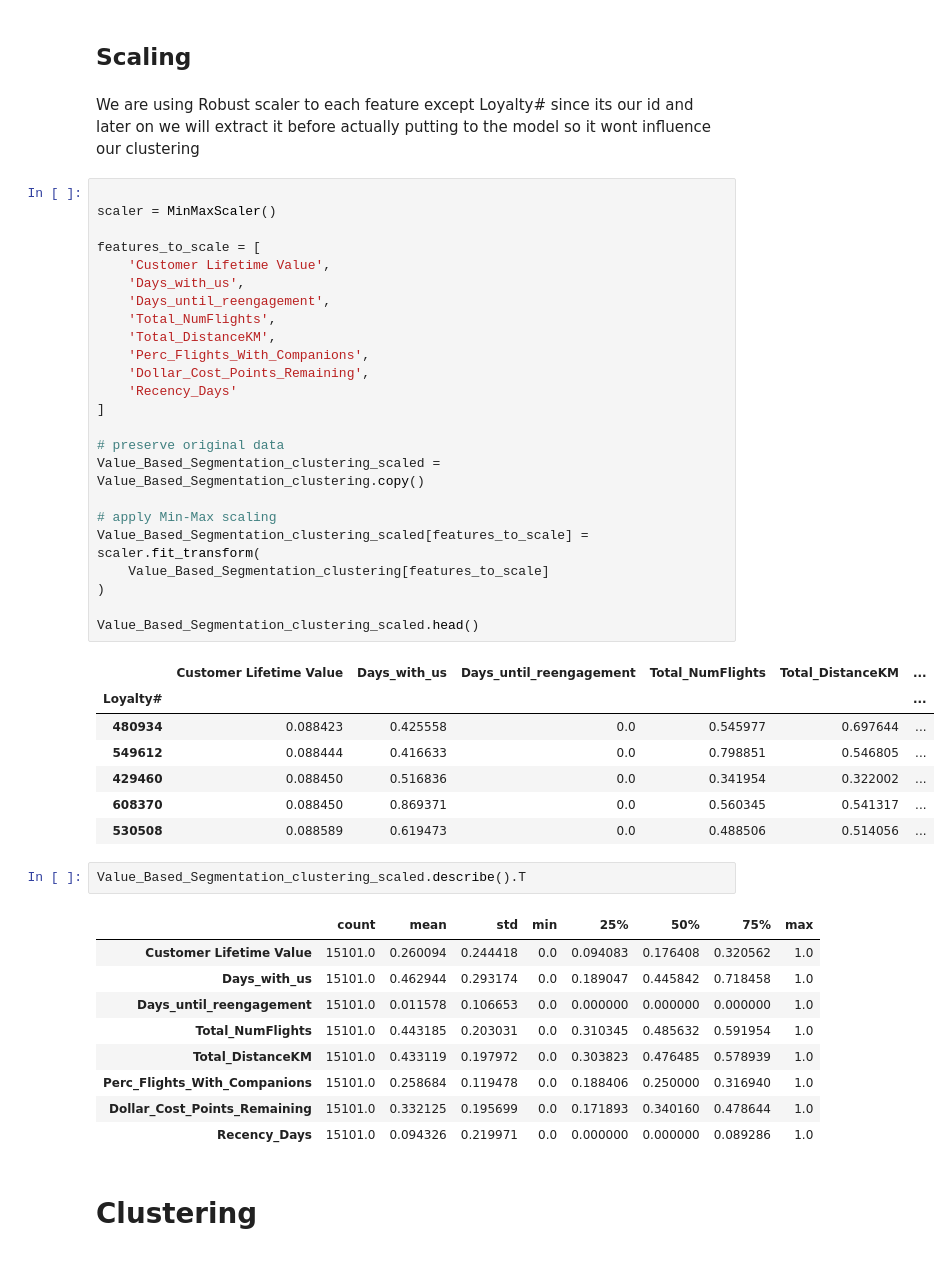
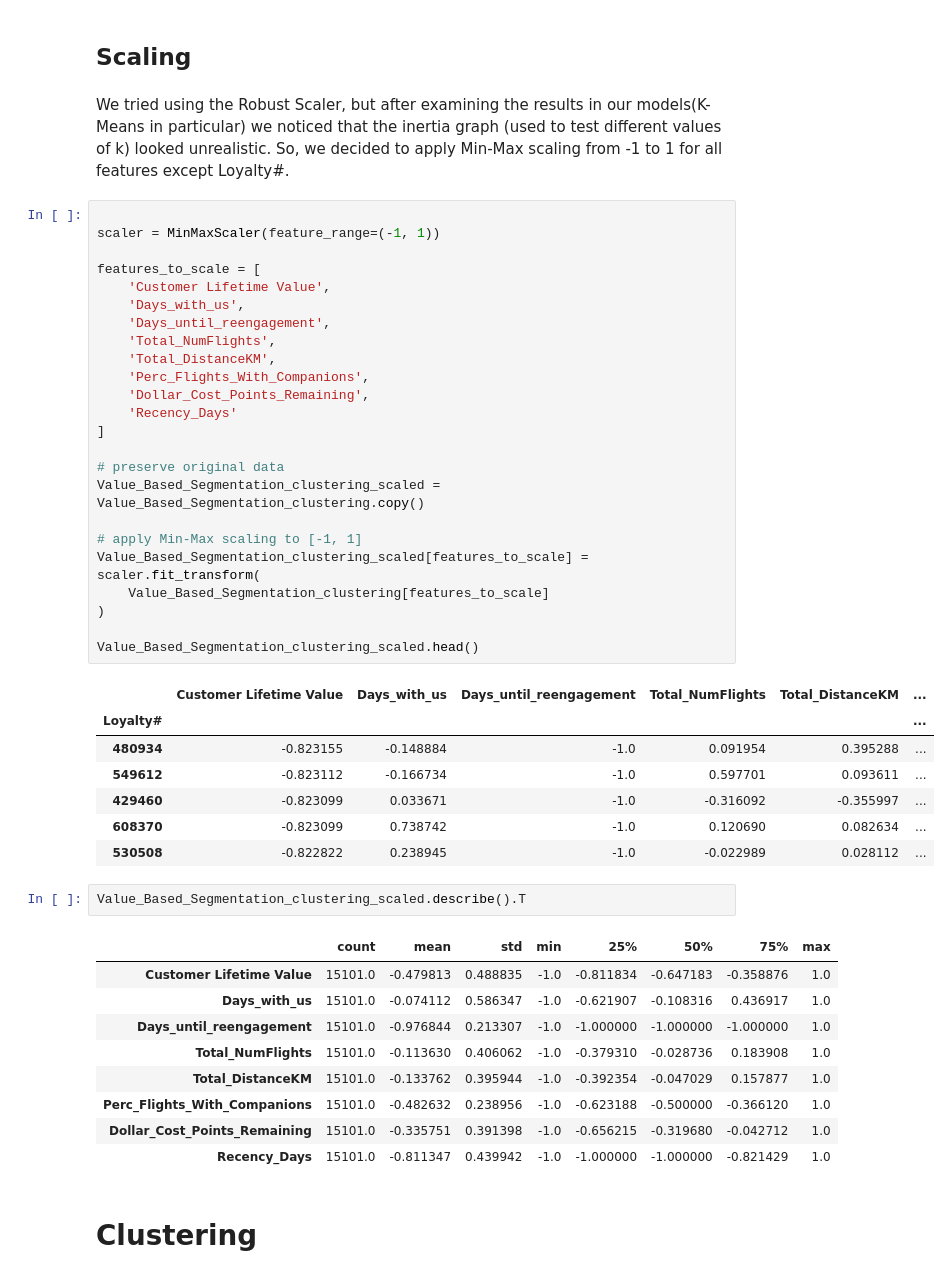
Before and after one commit to luisbdavila/Airline_Customer_Segmentation_DataMining_Project_Python, a Jupyter notebook: Final_delivery/Code/Value_Based_Segmentation.ipynb, the cells around one changed output. Saved outputs shown, nothing was run; the diff lists cells and outputs as text.

```diff
--- a/Final_delivery/Code/Value_Based_Segmentation.ipynb
+++ b/Final_delivery/Code/Value_Based_Segmentation.ipynb
@@ -528,51 +499,51 @@ plt.show()
 # %% [markdown]
 ## Scaling
 # %% [markdown]
-We are using Robust scaler to each feature except Loyalty# since its our id and later on we will extract it before actually putting to the model so it wont influence our clustering
+We tried using the Robust Scaler, but after examining the results in our models(K-Means in particular) we noticed that the inertia graph (used to test different values of k) looked unrealistic. So, we decided to apply Min-Max scaling from -1 to 1 for all features except Loyalty#.
 # %%
 
-scaler = MinMaxScaler()
+scaler = MinMaxScaler(feature_range=(-1, 1))
 
 features_to_scale = [
     'Customer Lifetime Value',
     'Days_with_us',
     'Days_until_reengagement',
     'Total_NumFlights',
     'Total_DistanceKM',
     'Perc_Flights_With_Companions',
     'Dollar_Cost_Points_Remaining',
     'Recency_Days'
 ]
 
 # preserve original data
 Value_Based_Segmentation_clustering_scaled = Value_Based_Segmentation_clustering.copy()
 
-# apply Min-Max scaling
+# apply Min-Max scaling to [-1, 1]
 Value_Based_Segmentation_clustering_scaled[features_to_scale] = scaler.fit_transform(
     Value_Based_Segmentation_clustering[features_to_scale]
 )
 
 Value_Based_Segmentation_clustering_scaled.head()
 # %% [output]
 |  | Customer Lifetime Value | Days_with_us | Days_until_reengagement | Total_NumFlights | Total_DistanceKM | ... |
 | Loyalty# |  |  |  |  |  | ... |
-| 480934 | 0.088423 | 0.425558 | 0.0 | 0.545977 | 0.697644 | ... |
-| 549612 | 0.088444 | 0.416633 | 0.0 | 0.798851 | 0.546805 | ... |
-| 429460 | 0.088450 | 0.516836 | 0.0 | 0.341954 | 0.322002 | ... |
-| 608370 | 0.088450 | 0.869371 | 0.0 | 0.560345 | 0.541317 | ... |
-| 530508 | 0.088589 | 0.619473 | 0.0 | 0.488506 | 0.514056 | ... |
+| 480934 | -0.823155 | -0.148884 | -1.0 | 0.091954 | 0.395288 | ... |
+| 549612 | -0.823112 | -0.166734 | -1.0 | 0.597701 | 0.093611 | ... |
+| 429460 | -0.823099 | 0.033671 | -1.0 | -0.316092 | -0.355997 | ... |
+| 608370 | -0.823099 | 0.738742 | -1.0 | 0.120690 | 0.082634 | ... |
+| 530508 | -0.822822 | 0.238945 | -1.0 | -0.022989 | 0.028112 | ... |
 # %%
 Value_Based_Segmentation_clustering_scaled.describe().T
 # %% [output]
 |  | count | mean | std | min | 25% | 50% | 75% | max |
-| Customer Lifetime Value | 15101.0 | 0.260094 | 0.244418 | 0.0 | 0.094083 | 0.176408 | 0.320562 | 1.0 |
-| Days_with_us | 15101.0 | 0.462944 | 0.293174 | 0.0 | 0.189047 | 0.445842 | 0.718458 | 1.0 |
-| Days_until_reengagement | 15101.0 | 0.011578 | 0.106653 | 0.0 | 0.000000 | 0.000000 | 0.000000 | 1.0 |
-| Total_NumFlights | 15101.0 | 0.443185 | 0.203031 | 0.0 | 0.310345 | 0.485632 | 0.591954 | 1.0 |
-| Total_DistanceKM | 15101.0 | 0.433119 | 0.197972 | 0.0 | 0.303823 | 0.476485 | 0.578939 | 1.0 |
-| Perc_Flights_With_Companions | 15101.0 | 0.258684 | 0.119478 | 0.0 | 0.188406 | 0.250000 | 0.316940 | 1.0 |
-| Dollar_Cost_Points_Remaining | 15101.0 | 0.332125 | 0.195699 | 0.0 | 0.171893 | 0.340160 | 0.478644 | 1.0 |
-| Recency_Days | 15101.0 | 0.094326 | 0.219971 | 0.0 | 0.000000 | 0.000000 | 0.089286 | 1.0 |
+| Customer Lifetime Value | 15101.0 | -0.479813 | 0.488835 | -1.0 | -0.811834 | -0.647183 | -0.358876 | 1.0 |
+| Days_with_us | 15101.0 | -0.074112 | 0.586347 | -1.0 | -0.621907 | -0.108316 | 0.436917 | 1.0 |
+| Days_until_reengagement | 15101.0 | -0.976844 | 0.213307 | -1.0 | -1.000000 | -1.000000 | -1.000000 | 1.0 |
+| Total_NumFlights | 15101.0 | -0.113630 | 0.406062 | -1.0 | -0.379310 | -0.028736 | 0.183908 | 1.0 |
+| Total_DistanceKM | 15101.0 | -0.133762 | 0.395944 | -1.0 | -0.392354 | -0.047029 | 0.157877 | 1.0 |
+| Perc_Flights_With_Companions | 15101.0 | -0.482632 | 0.238956 | -1.0 | -0.623188 | -0.500000 | -0.366120 | 1.0 |
+| Dollar_Cost_Points_Remaining | 15101.0 | -0.335751 | 0.391398 | -1.0 | -0.656215 | -0.319680 | -0.042712 | 1.0 |
+| Recency_Days | 15101.0 | -0.811347 | 0.439942 | -1.0 | -1.000000 | -1.000000 | -0.821429 | 1.0 |
 # %% [markdown]
 # Clustering
 # %% [markdown]
```
Also changed, not shown: parts of 94 cells of this notebook, 2 other files.
